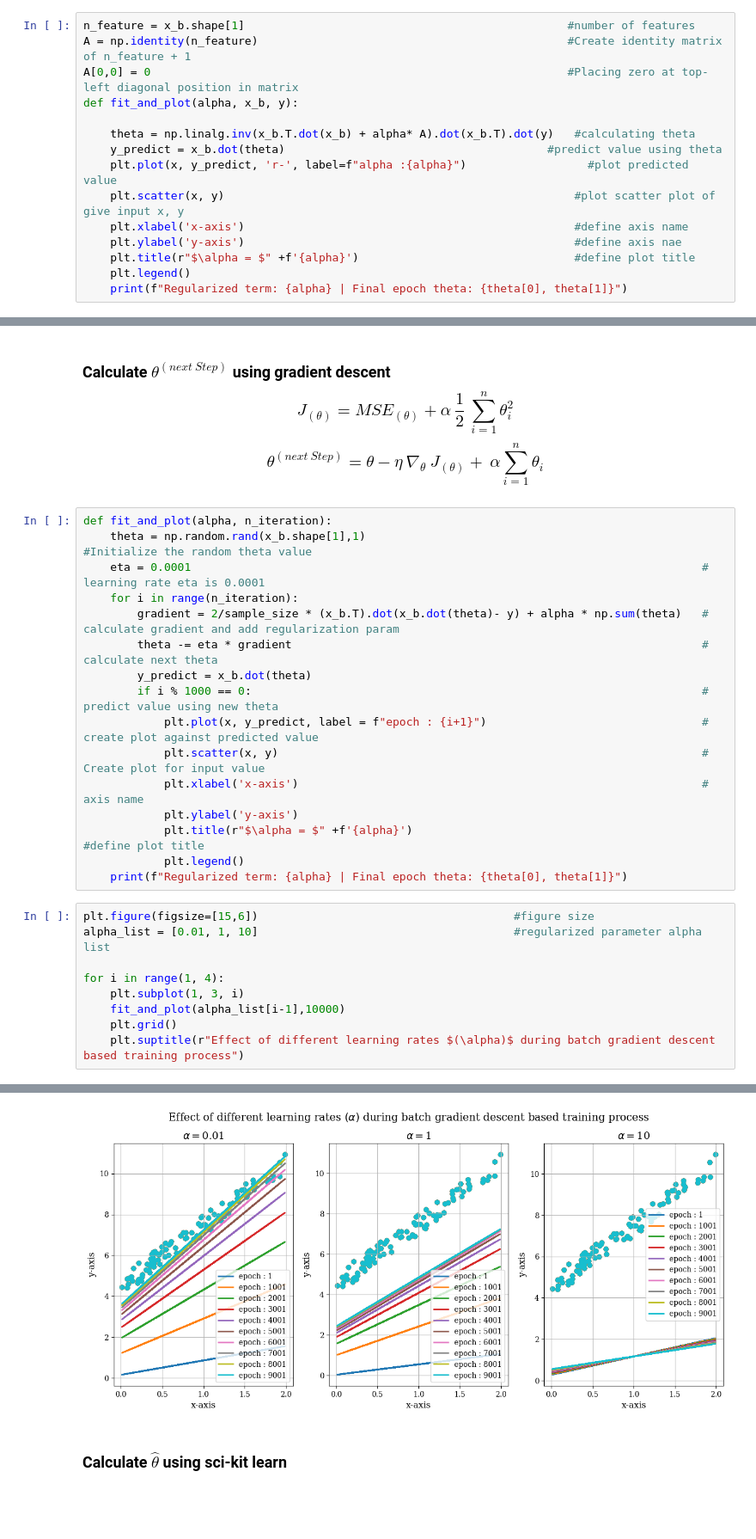
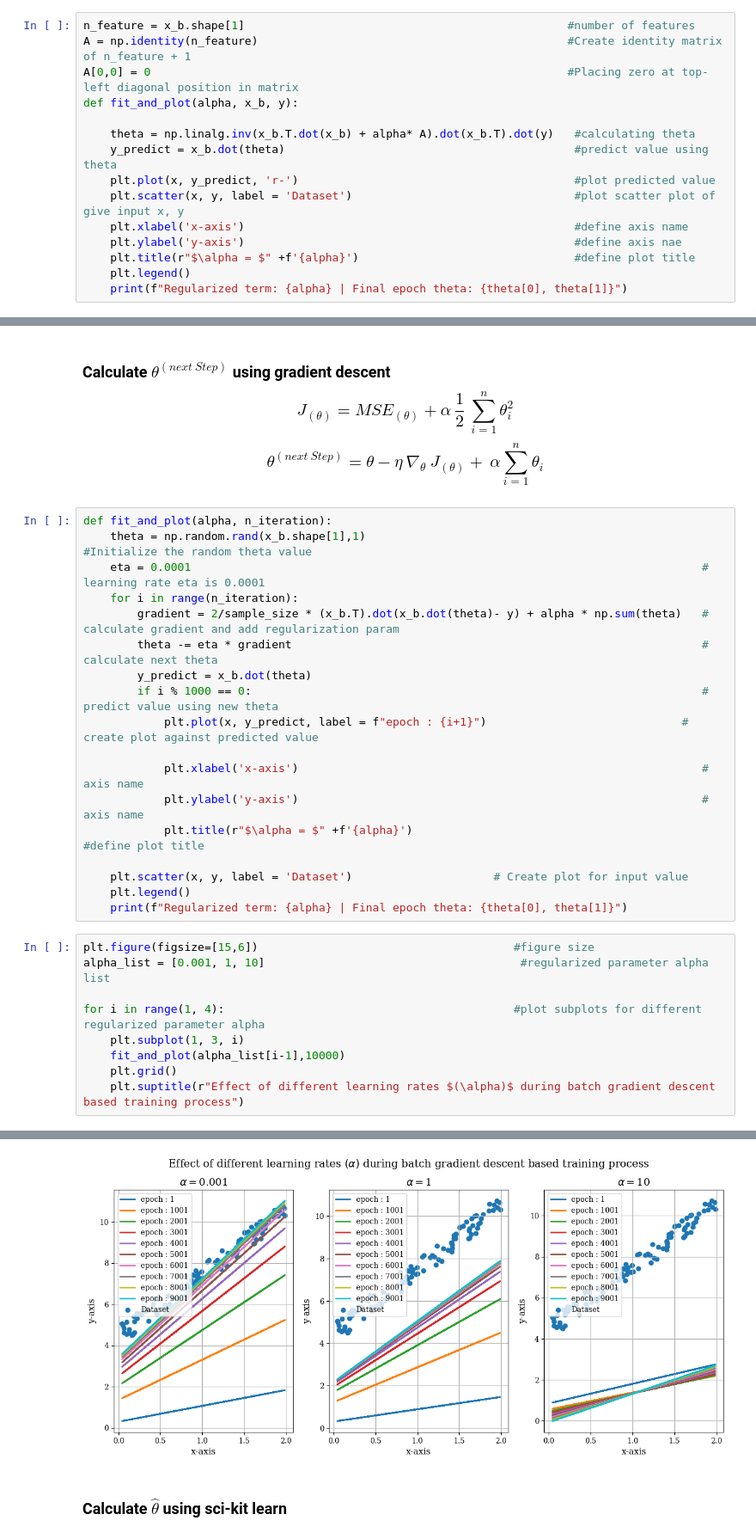
Before and after one commit to rohit-kamble1/Machine_Learning, a Jupyter notebook: ML-Algorithms/ridge_regression.ipynb, the cells around one changed output, grey strips where cells are left out. Shown: that part at 86% size. Drawn from its saved outputs; the diff is of its cells as text; blank space fills up the shorter version.

```diff
--- a/ML-Algorithms/ridge_regression.ipynb
+++ b/ML-Algorithms/ridge_regression.ipynb
@@ -35,9 +35,9 @@ A[0,0] = 0                                                              #Placing
 def fit_and_plot(alpha, x_b, y):
 
     theta = np.linalg.inv(x_b.T.dot(x_b) + alpha* A).dot(x_b.T).dot(y)   #calculating theta
-    y_predict = x_b.dot(theta)                                       #predict value using theta
-    plt.plot(x, y_predict, 'r-', label=f"alpha :{alpha}")                  #plot predicted value
-    plt.scatter(x, y)                                                    #plot scatter plot of give input x, y
+    y_predict = x_b.dot(theta)                                           #predict value using theta
+    plt.plot(x, y_predict, 'r-')                                         #plot predicted value
+    plt.scatter(x, y, label = 'Dataset')                                 #plot scatter plot of give input x, y
     plt.xlabel('x-axis')                                                 #define axis name
     plt.ylabel('y-axis')                                                 #define axis nae
     plt.title(r"$\alpha = $" +f'{alpha}')                                #define plot title
@@ -68,18 +68,20 @@ def fit_and_plot(alpha, n_iteration):
         theta -= eta * gradient                                                             # calculate next theta
         y_predict = x_b.dot(theta)
         if i % 1000 == 0:                                                                   # predict value using new theta
-            plt.plot(x, y_predict, label = f"epoch : {i+1}")                                # create plot against predicted value
-            plt.scatter(x, y)                                                               # Create plot for input value
+            plt.plot(x, y_predict, label = f"epoch : {i+1}")                             # create plot against predicted value
+
             plt.xlabel('x-axis')                                                            # axis name
-            plt.ylabel('y-axis')
-            plt.title(r"$\alpha = $" +f'{alpha}')                                            #define plot title
-            plt.legend()
+            plt.ylabel('y-axis')                                                            # axis name
+            plt.title(r"$\alpha = $" +f'{alpha}')                                           #define plot title
+
+    plt.scatter(x, y, label = 'Dataset')                     # Create plot for input value
+    plt.legend()
     print(f"Regularized term: {alpha} | Final epoch theta: {theta[0], theta[1]}")
 # %%
 plt.figure(figsize=[15,6])                                      #figure size
-alpha_list = [0.01, 1, 10]                                      #regularized parameter alpha list
+alpha_list = [0.001, 1, 10]                                      #regularized parameter alpha list
 
-for i in range(1, 4):
+for i in range(1, 4):                                           #plot subplots for different regularized parameter alpha
     plt.subplot(1, 3, i)
     fit_and_plot(alpha_list[i-1],10000)
     plt.grid()
@@ -91,4 +93,4 @@ Regularized term: 10 | Final epoch theta: (array([0.57707358]), array([0.5887907
-[figure, old version]
+[figure, new version]
 # %% [markdown]
 ### Calculate $\hat{\theta}$ using sci-kit learn
 # %%
```
Also changed, not shown: parts of 8 cells of this notebook.
